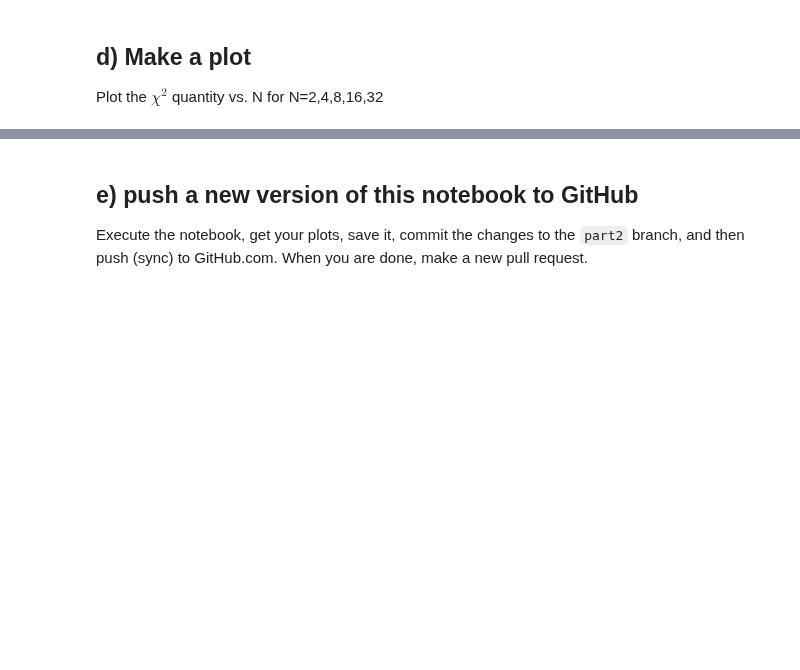
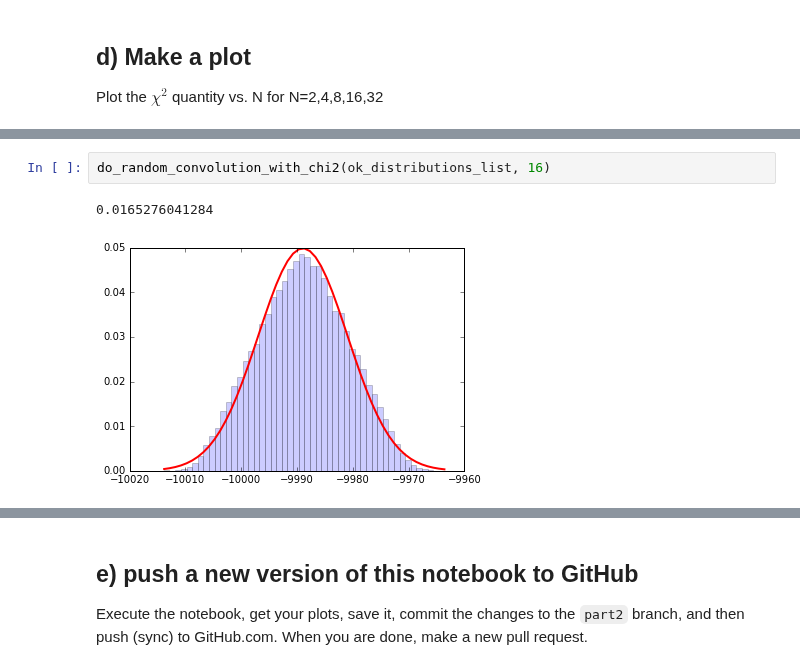
Before and after one commit to cranmer/intro-exp-phys-II, a Jupyter notebook: Central-Limit-Theorem.ipynb, the cells around one changed output, grey strips where cells are left out. Cells and saved outputs as stored; diff of their text form; blank space fills up the shorter version.

```diff
--- a/Central-Limit-Theorem.ipynb
+++ b/Central-Limit-Theorem.ipynb
@@ -245,0 +362,5 @@ Plot the $\chi^2$ quantity vs. N for N=2,4,8,16,32
+# %%
+do_random_convolution_with_chi2(ok_distributions_list, 16)
+# %% [output]
+0.0165276041284
+[figure, added]
```
Also changed, not shown: parts of 21 cells of this notebook.
